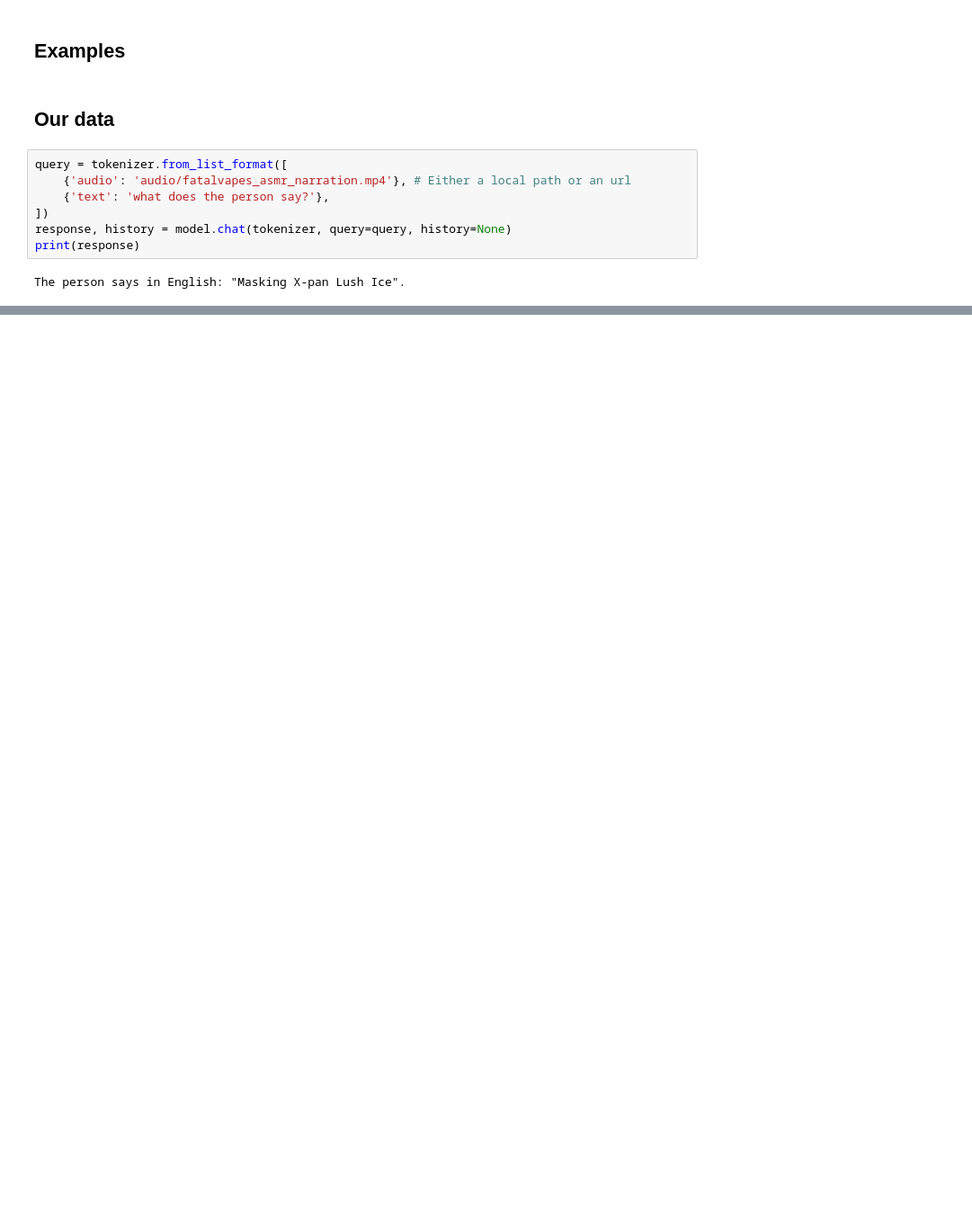
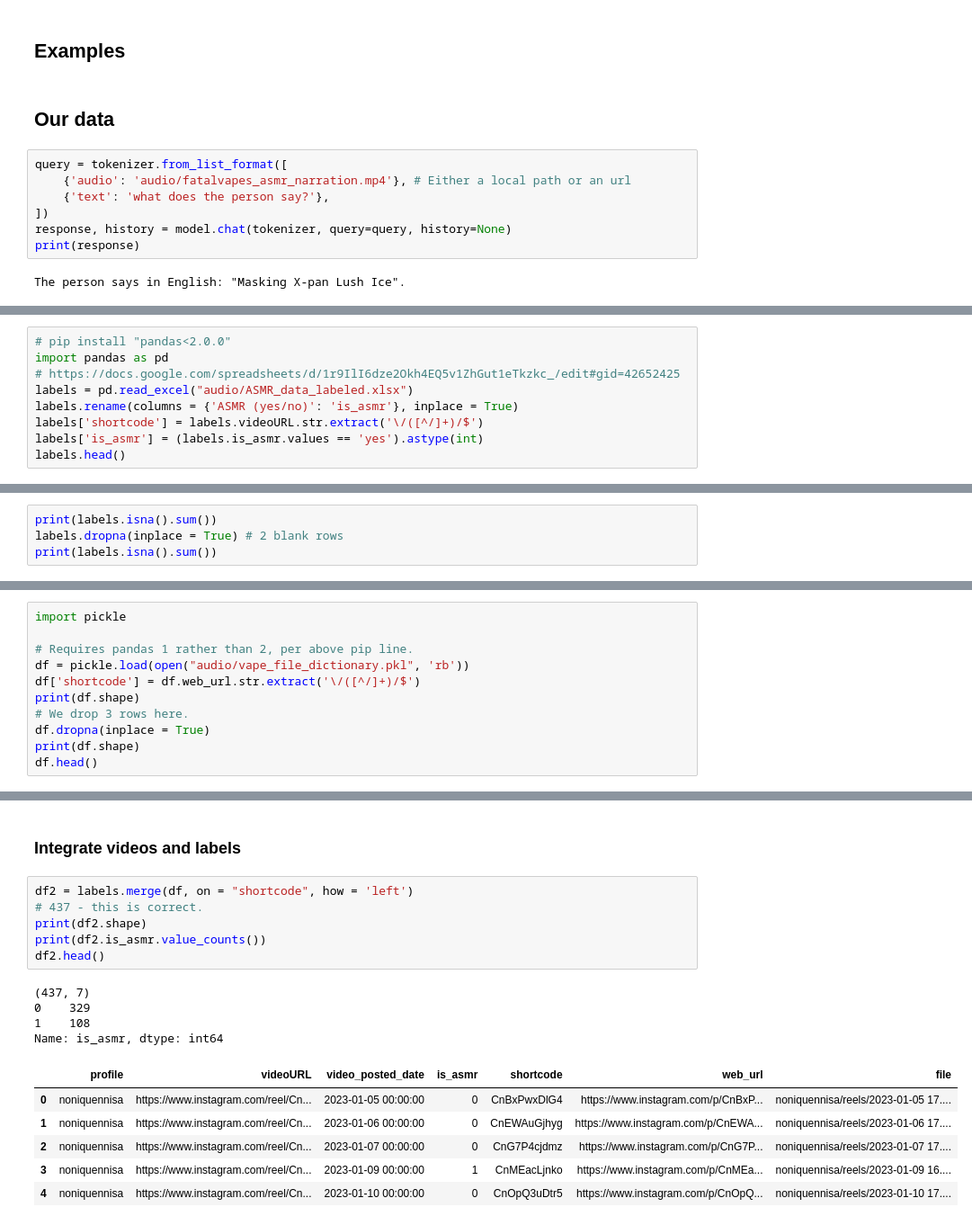
Before and after one commit to e-cigarette-marketing-ml/vaping-gpt, a Jupyter notebook: audio-qwen.ipynb, the cells around one changed output, grey strips where cells are left out. Shown at 90% size. Cells and saved outputs as stored; diff of their text form; blank space fills up the shorter version.

```diff
--- a/audio-qwen.ipynb
+++ b/audio-qwen.ipynb
@@ -50,0 +99,9 @@ gen: 100%
+# %%
+# pip install "pandas<2.0.0"
+import pandas as pd
+# https://docs.google.com/spreadsheets/d/1r9IlI6dze2Okh4EQ5v1ZhGut1eTkzkc_/edit#gid=42652425
+labels = pd.read_excel("audio/ASMR_data_labeled.xlsx")
+labels.rename(columns = {'ASMR (yes/no)': 'is_asmr'}, inplace = True)
+labels['shortcode'] = labels.videoURL.str.extract('\/([^/]+)/$')
+labels['is_asmr'] = (labels.is_asmr.values == 'yes').astype(int)
+labels.head()
@@ -50,0 +115,4 @@ gen: 100%
+# %%
+print(labels.isna().sum())
+labels.dropna(inplace = True) # 2 blank rows
+print(labels.isna().sum())
@@ -50,0 +134,11 @@ gen: 100%
+# %%
+import pickle
+
+# Requires pandas 1 rather than 2, per above pip line.
+df = pickle.load(open("audio/vape_file_dictionary.pkl", 'rb'))
+df['shortcode'] = df.web_url.str.extract('\/([^/]+)/$')
+print(df.shape)
+# We drop 3 rows here.
+df.dropna(inplace = True)
+print(df.shape)
+df.head()
@@ -50,0 +154,19 @@ gen: 100%
+# %% [markdown]
+### Integrate videos and labels
+# %%
+df2 = labels.merge(df, on = "shortcode", how = 'left')
+# 437 - this is correct.
+print(df2.shape)
+print(df2.is_asmr.value_counts())
+df2.head()
+# %% [output]
+(437, 7)
+0    329
+1    108
+Name: is_asmr, dtype: int64
+|  | profile | videoURL | video_posted_date | is_asmr | shortcode | web_url | file |
+| 0 | noniquennisa | https://www.instagram.com/reel/Cn... | 2023-01-05 00:00:00 | 0 | CnBxPwxDlG4 | https://www.instagram.com/p/CnBxP... | noniquennisa/reels/2023-01-05 17.... |
+| 1 | noniquennisa | https://www.instagram.com/reel/Cn... | 2023-01-06 00:00:00 | 0 | CnEWAuGjhyg | https://www.instagram.com/p/CnEWA... | noniquennisa/reels/2023-01-06 17.... |
+| 2 | noniquennisa | https://www.instagram.com/reel/Cn... | 2023-01-07 00:00:00 | 0 | CnG7P4cjdmz | https://www.instagram.com/p/CnG7P... | noniquennisa/reels/2023-01-07 17.... |
+| 3 | noniquennisa | https://www.instagram.com/reel/Cn... | 2023-01-09 00:00:00 | 1 | CnMEacLjnko | https://www.instagram.com/p/CnMEa... | noniquennisa/reels/2023-01-09 16.... |
+| 4 | noniquennisa | https://www.instagram.com/reel/Cn... | 2023-01-10 00:00:00 | 0 | CnOpQ3uDtr5 | https://www.instagram.com/p/CnOpQ... | noniquennisa/reels/2023-01-10 17.... |
```
Also changed, not shown: parts of 22 cells of this notebook.
